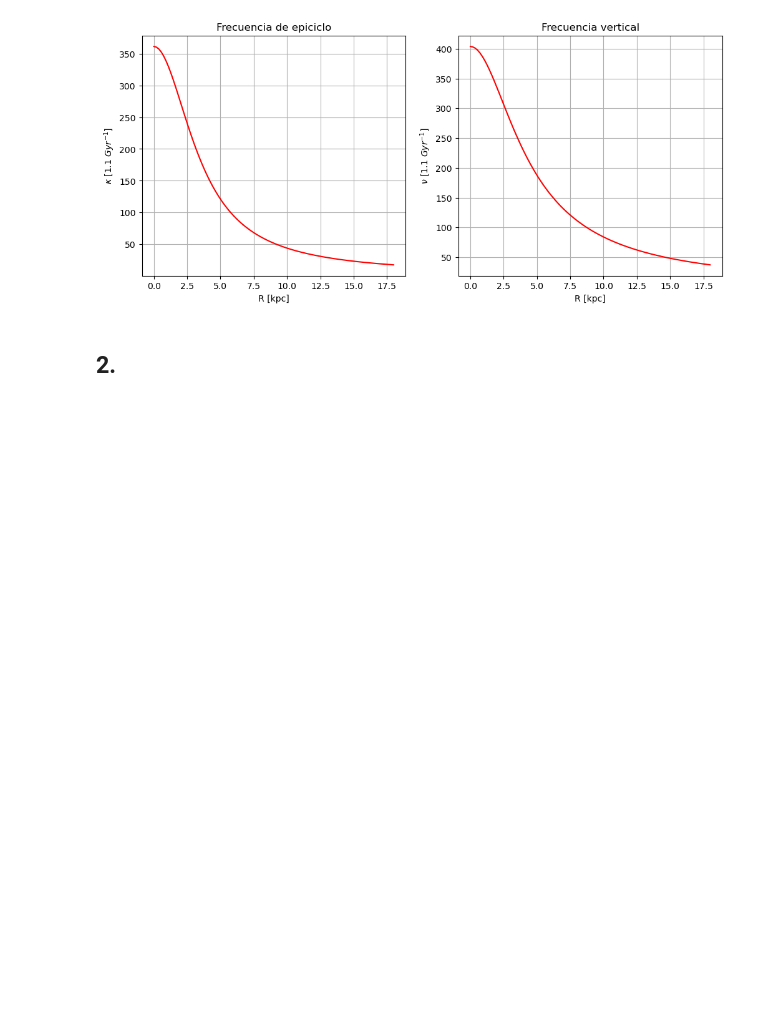
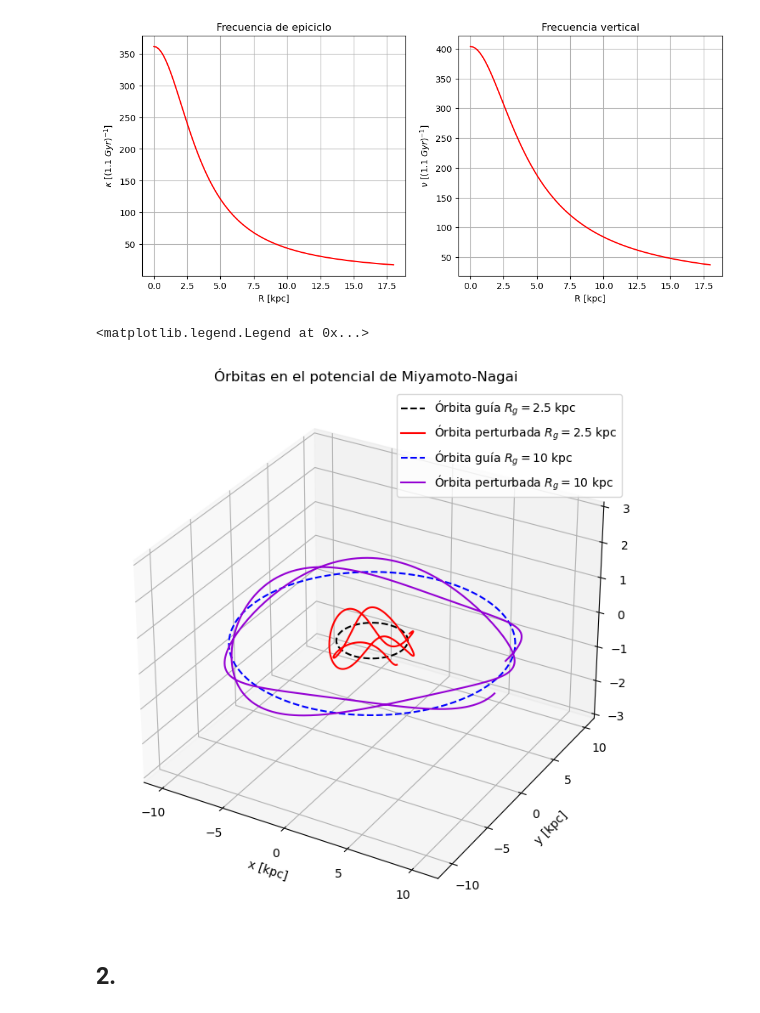
Before and after one commit to SantiagoJulioD/Galaxias, a Jupyter notebook: Parcial practico 2/Galaxias_p2.ipynb, the cells around one changed output. Cells and saved outputs as stored; diff of their text form; code cells hidden in the pictures; blank space fills up the shorter version.

```diff
--- a/Parcial practico 2/Galaxias_p2.ipynb
+++ b/Parcial practico 2/Galaxias_p2.ipynb
@@ -92,3 +104,47 @@ ax[1].grid()
+# %%
+Rg1 = 2.5
+Rg2 = 10
+
+ts1 = np.linspace(0,4*np.pi/Omega0_MN(Rg1),1000)
+ts2 = np.linspace(0,4*np.pi/Omega0_MN(Rg2),1000)
+angles = np.linspace(0,2*np.pi,1000)
+
+xs_circ1 = Rg1*np.cos(angles)
+ys_circ1 = Rg1*np.sin(angles)
+zs_circ1 = np.zeros_like(xs_circ1)
+
+xs_circ2 = Rg2*np.cos(angles)
+ys_circ2 = Rg2*np.sin(angles)
+zs_circ2 = np.zeros_like(xs_circ1)
+
+R_pert1 = rad_osc(ts1,Rg1,kappa(Rg1),0.5,0)
+z_pert1 = vert_osc(ts1,nu(Rg1),0.5,0)
+phi_pert1 = ang_osc(ts1,0,Omega0_MN(Rg1),Rg1,kappa(Rg1),0.5,0)
+
+xs_pert1 = R_pert1*np.cos(phi_pert1)
+ys_pert1 = R_pert1*np.sin(phi_pert1)
+
+R_pert2 = rad_osc(ts2,Rg2,kappa(Rg2),0.5,0)
+z_pert2 = vert_osc(ts2,nu(Rg2),0.5,0)
+phi_pert2 = ang_osc(ts2,0,Omega0_MN(Rg2),Rg2,kappa(Rg2),0.5,0)
+
+xs_pert2 = R_pert2*np.cos(phi_pert2)
+ys_pert2 = R_pert2*np.sin(phi_pert2)
+# %%
+fig = plt.figure(figsize=(8,8))
+ax = fig.add_subplot(projection='3d')
+
+ax.plot(xs_circ1,ys_circ1,zs_circ1,'k--',label=r'Órbita guía $R_g=2.5$ kpc')
+ax.plot(xs_pert1,ys_pert1,z_pert1,'r',label=r'Órbita perturbada $R_g=2.5$ kpc')
+
+ax.plot(xs_circ2,ys_circ2,zs_circ2,'b--',label=r'Órbita guía $R_g=10$ kpc')
+ax.plot(xs_pert2,ys_pert2,z_pert2,'darkviolet',label=r'Órbita perturbada $R_g=10$ kpc')
+
+ax.set(zlim=(-3,3),title='Órbitas en el potencial de Miyamoto-Nagai',xlabel='x [kpc]',ylabel='y [kpc]',zlabel='z [kpc]')
+ax.legend()
+# %% [output]
+<matplotlib.legend.Legend at 0x...>
+[figure, added]
 # %% [markdown]
 ## 2.
 # %%
```
Also changed, not shown: parts of 8 cells of this notebook.
